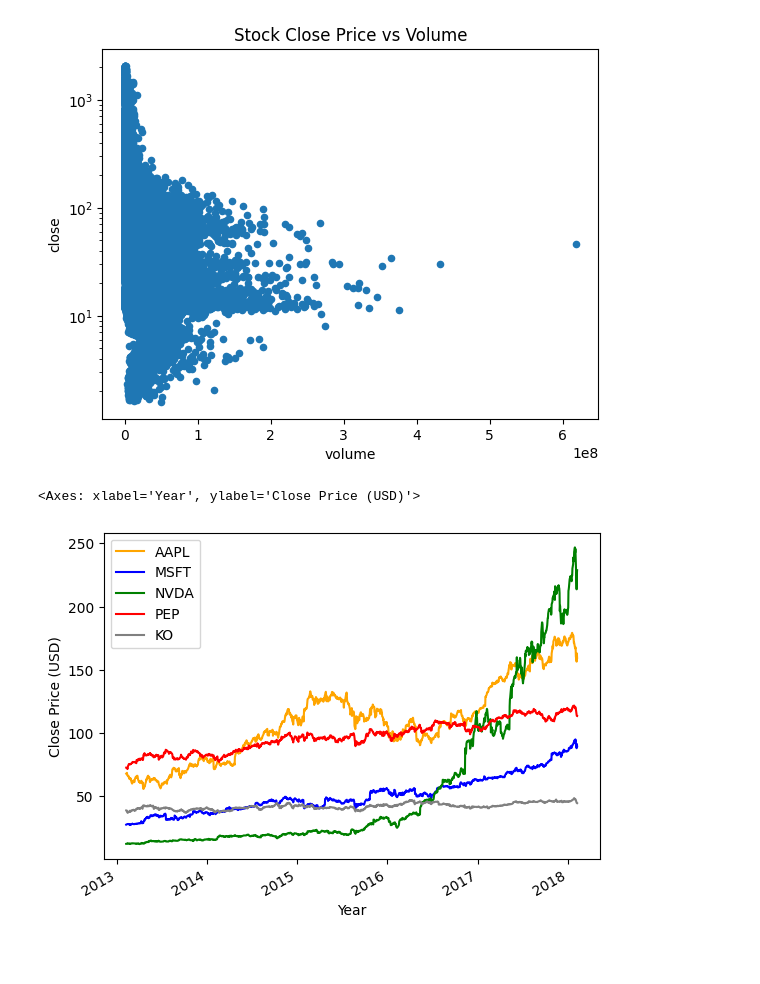
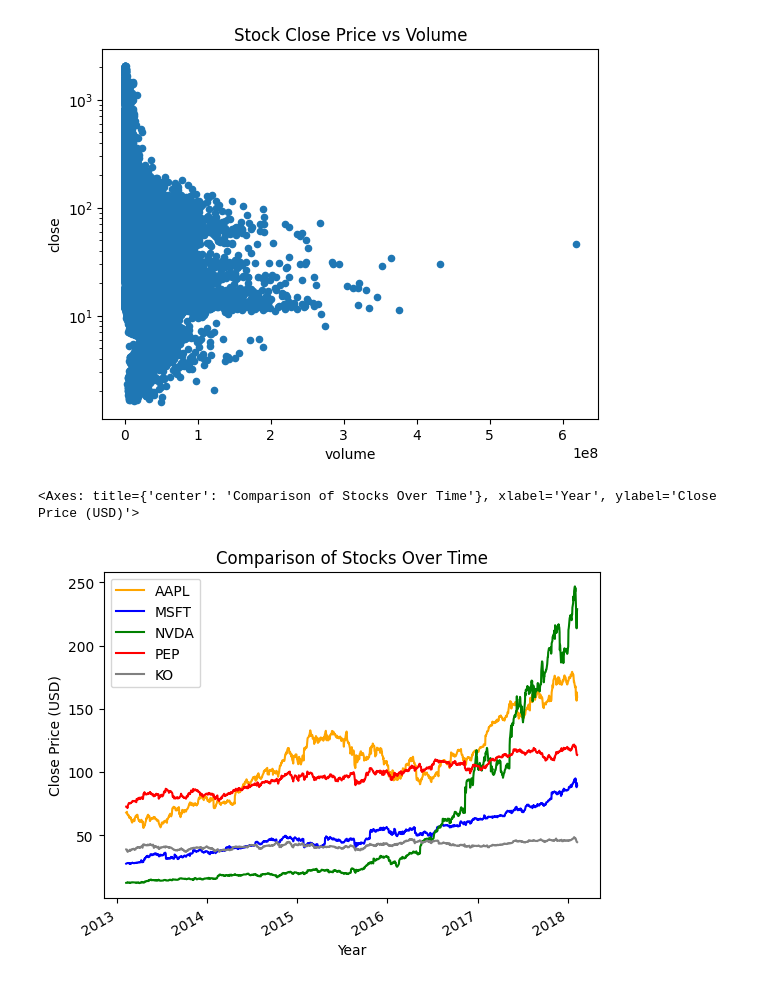
Before and after one commit to BraedenChubak/BigData2, a Jupyter notebook: main.ipynb, the cells around one changed output. Saved outputs shown, nothing was run; the diff lists cells and outputs as text; code cells hidden in the pictures; blank space fills up the shorter version.

```diff
--- a/main.ipynb
+++ b/main.ipynb
@@ -57,16 +57,16 @@ df.plot.scatter(x='volume', y='close', logy=True, title="Stock Close Price vs Vo
 # %%
 df_aapl = df[df['Name'] == 'AAPL']
 df_msft = df[df['Name'] == 'MSFT']
 # df_goog = df[df['Name'] == 'GOOG']
 df_nvda = df[df['Name'] == 'NVDA']
 df_pep = df[df['Name'] == 'PEP']
 df_ko = df[df['Name'] == 'KO']
 ax = df_aapl.plot(kind='line', x='date', y='close', xlabel='Year', ylabel='Close Price (USD)', label='AAPL', color='orange')
 df_msft.plot(kind='line', x='date', y='close', xlabel='Year', ylabel='Close Price (USD)', label='MSFT', color='blue', ax=ax)
 # df_goog.plot(kind='line', x='date', y='close', xlabel='Year', ylabel='Close Price (USD)', label='GOOG', color='red', ax=ax)
 df_nvda.plot(kind='line', x='date', y='close', xlabel='Year', ylabel='Close Price (USD)', label='NVDA', color='green', ax=ax)
 df_pep.plot(kind='line', x='date', y='close', xlabel='Year', ylabel='Close Price (USD)', label='PEP', color='red', ax=ax)
-df_ko.plot(kind='line', x='date', y='close', xlabel='Year', ylabel='Close Price (USD)', label='KO', color='gray', ax=ax)
+df_ko.plot(kind='line', x='date', y='close', xlabel='Year', title='Comparison of Stocks Over Time', ylabel='Close Price (USD)', label='KO', color='gray', ax=ax)
 # %% [output]
-<Axes: xlabel='Year', ylabel='Close Price (USD)'>
+<Axes: title={'center': 'Comparison of Stocks Over Time'}, xlabel='Year', ylabel='Close Price (USD)'>
-[figure, old version]
+[figure, new version]
```
